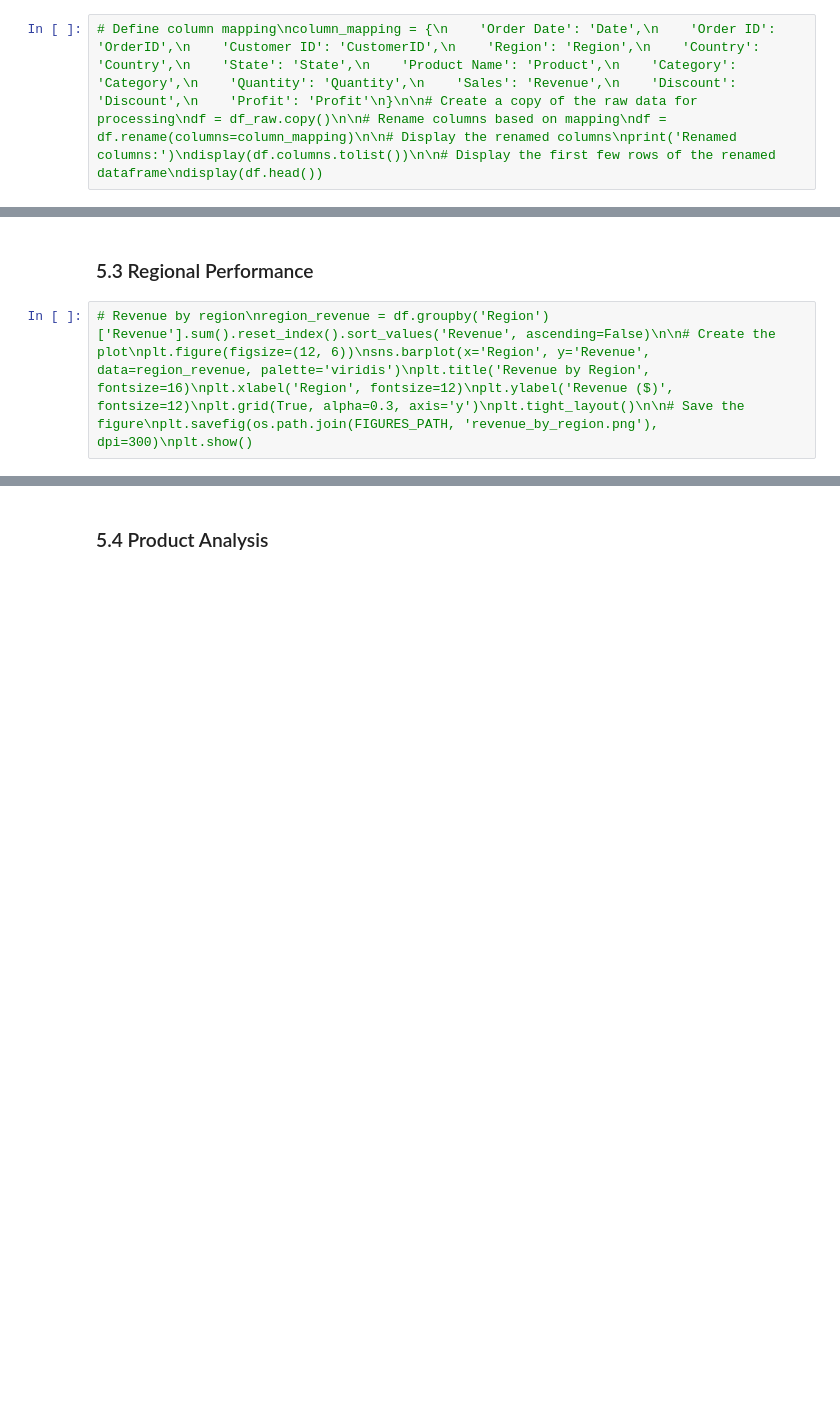
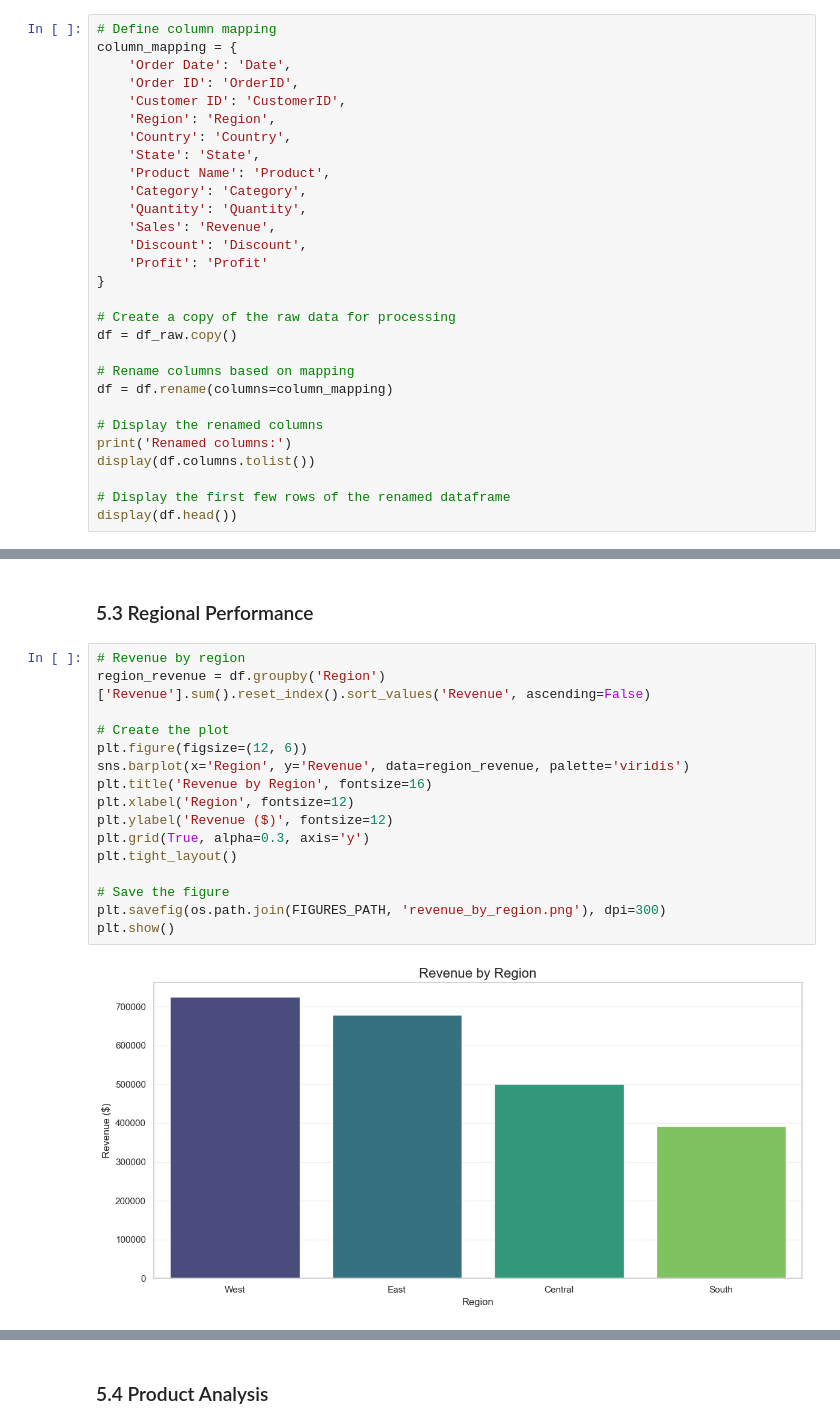
Before and after one commit to KumarNaiduChukka/sales-analytics-pipeline, a Jupyter notebook: notebooks/sales_analysis.ipynb, the cells around one changed output, grey strips where cells are left out. Saved outputs shown, nothing was run; the diff lists cells and outputs as text; blank space fills up the shorter version.

Commit message:
Initial commit: Sales Analytics Pipeline project

```diff
--- a/notebooks/sales_analysis.ipynb
+++ b/notebooks/sales_analysis.ipynb
@@ -13,2 +150,29 @@
 # %%
-# Define column mapping\ncolumn_mapping = {\n    'Order Date': 'Date',\n    'Order ID': 'OrderID',\n    'Customer ID': 'CustomerID',\n    'Region': 'Region',\n    'Country': 'Country',\n    'State': 'State',\n    'Product Name': 'Product',\n    'Category': 'Category',\n    'Quantity': 'Quantity',\n    'Sales': 'Revenue',\n    'Discount': 'Discount',\n    'Profit': 'Profit'\n}\n\n# Create a copy of the raw data for processing\ndf = df_raw.copy()\n\n# Rename columns based on mapping\ndf = df.rename(columns=column_mapping)\n\n# Display the renamed columns\nprint('Renamed columns:')\ndisplay(df.columns.tolist())\n\n# Display the first few rows of the renamed dataframe\ndisplay(df.head())
+# Define column mapping
+column_mapping = {
+    'Order Date': 'Date',
+    'Order ID': 'OrderID',
+    'Customer ID': 'CustomerID',
+    'Region': 'Region',
+    'Country': 'Country',
+    'State': 'State',
+    'Product Name': 'Product',
+    'Category': 'Category',
+    'Quantity': 'Quantity',
+    'Sales': 'Revenue',
+    'Discount': 'Discount',
+    'Profit': 'Profit'
+}
+
+# Create a copy of the raw data for processing
+df = df_raw.copy()
+
+# Rename columns based on mapping
+df = df.rename(columns=column_mapping)
+
+# Display the renamed columns
+print('Renamed columns:')
+display(df.columns.tolist())
+
+# Display the first few rows of the renamed dataframe
+display(df.head())
@@ -37,5 +396,21 @@
 # %% [markdown]
 ### 5.3 Regional Performance
 # %%
-# Revenue by region\nregion_revenue = df.groupby('Region')['Revenue'].sum().reset_index().sort_values('Revenue', ascending=False)\n\n# Create the plot\nplt.figure(figsize=(12, 6))\nsns.barplot(x='Region', y='Revenue', data=region_revenue, palette='viridis')\nplt.title('Revenue by Region', fontsize=16)\nplt.xlabel('Region', fontsize=12)\nplt.ylabel('Revenue ($)', fontsize=12)\nplt.grid(True, alpha=0.3, axis='y')\nplt.tight_layout()\n\n# Save the figure\nplt.savefig(os.path.join(FIGURES_PATH, 'revenue_by_region.png'), dpi=300)\nplt.show()
+# Revenue by region
+region_revenue = df.groupby('Region')['Revenue'].sum().reset_index().sort_values('Revenue', ascending=False)
+
+# Create the plot
+plt.figure(figsize=(12, 6))
+sns.barplot(x='Region', y='Revenue', data=region_revenue, palette='viridis')
+plt.title('Revenue by Region', fontsize=16)
+plt.xlabel('Region', fontsize=12)
+plt.ylabel('Revenue ($)', fontsize=12)
+plt.grid(True, alpha=0.3, axis='y')
+plt.tight_layout()
+
+# Save the figure
+plt.savefig(os.path.join(FIGURES_PATH, 'revenue_by_region.png'), dpi=300)
+plt.show()
+# %% [output]
+[figure, added]
 # %%
```
Also changed, not shown: parts of 35 cells of this notebook, 1 other file.
